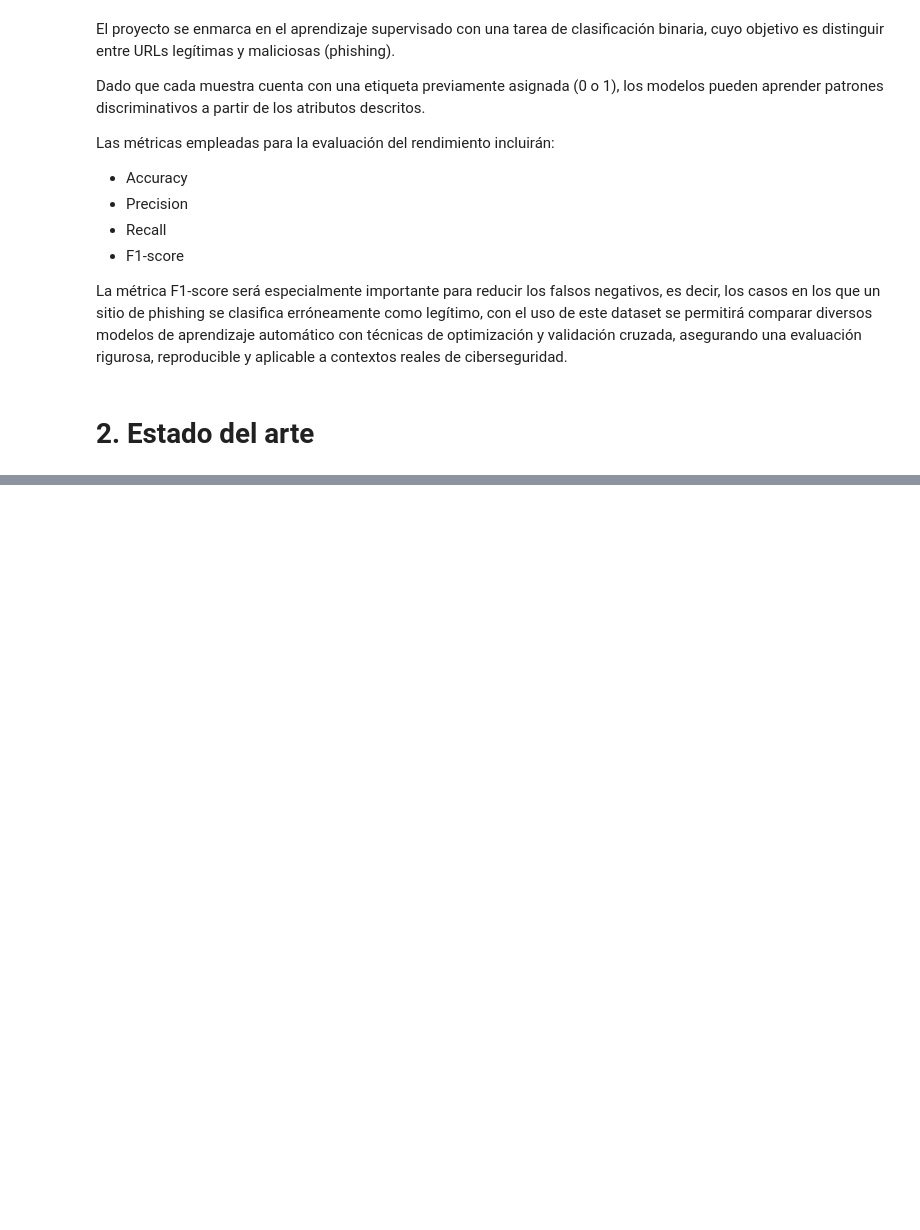
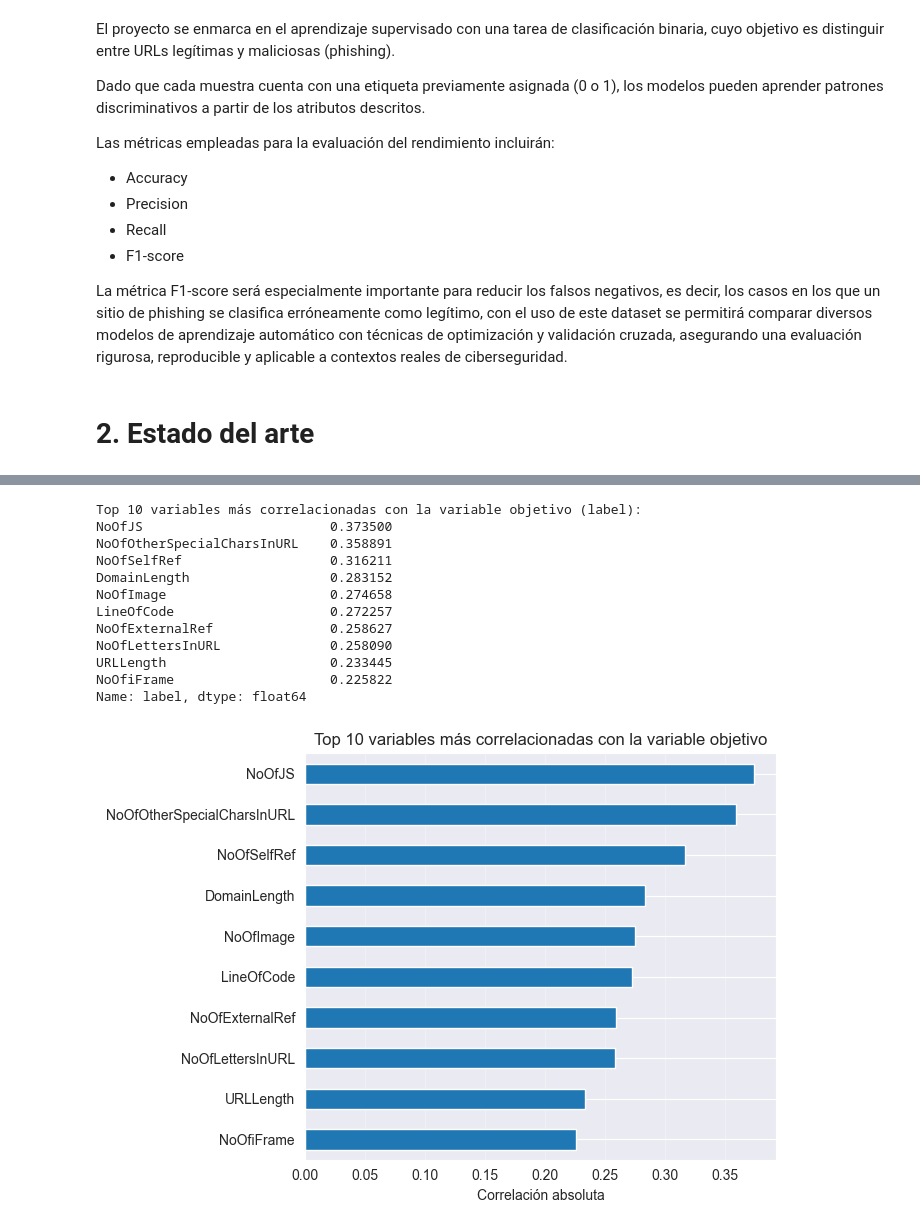
Before and after one commit to sren97/Modelos2_PhiUSIIL, a Jupyter notebook: Proyecto_Modelos_2_PhiUSIIL.ipynb, the cells around one changed output, grey strips where cells are left out. Drawn from its saved outputs; the diff is of its cells as text; code cells hidden in the pictures; blank space fills up the shorter version.

```diff
--- a/Proyecto_Modelos_2_PhiUSIIL.ipynb
+++ b/Proyecto_Modelos_2_PhiUSIIL.ipynb
@@ -333,0 +918,39 @@ no supervisado resultó más eficiente para identificar zero-day attacks.
+# %%
+# Matriz de correlación con la variable objetivo y top 10 variables más correlacionadas
+import pandas as pd
+import matplotlib.pyplot as plt
+
+# Calcular la matriz de correlación
+corr_matrix = data_numerical.corr()
+
+# Correlación de cada variable con la variable objetivo 'label'
+corr_with_label = corr_matrix['label'].drop('label').abs().sort_values(ascending=False)
+
+# Top 10 variables más correlacionadas
+top10_corr = corr_with_label.head(10)
+print("Top 10 variables más correlacionadas con la variable objetivo (label):")
+print(top10_corr)
+
+# Gráfico de barras
+plt.figure(figsize=(7,5))
+top10_corr.plot(kind='barh')
+plt.title('Top 10 variables más correlacionadas con la variable objetivo')
+plt.xlabel('Correlación absoluta')
+plt.gca().invert_yaxis()
+plt.grid(axis='x', alpha=0.3)
+plt.tight_layout()
+plt.show()
+# %% [output]
+Top 10 variables más correlacionadas con la variable objetivo (label):
+NoOfJS                        0.373500
+NoOfOtherSpecialCharsInURL    0.358891
+NoOfSelfRef                   0.316211
+DomainLength                  0.283152
+NoOfImage                     0.274658
+LineOfCode                    0.272257
+NoOfExternalRef               0.258627
+NoOfLettersInURL              0.258090
+URLLength                     0.233445
+NoOfiFrame                    0.225822
+Name: label, dtype: float64
+[figure, added]
```
Also changed, not shown: parts of 18 cells of this notebook, 1 other file.
